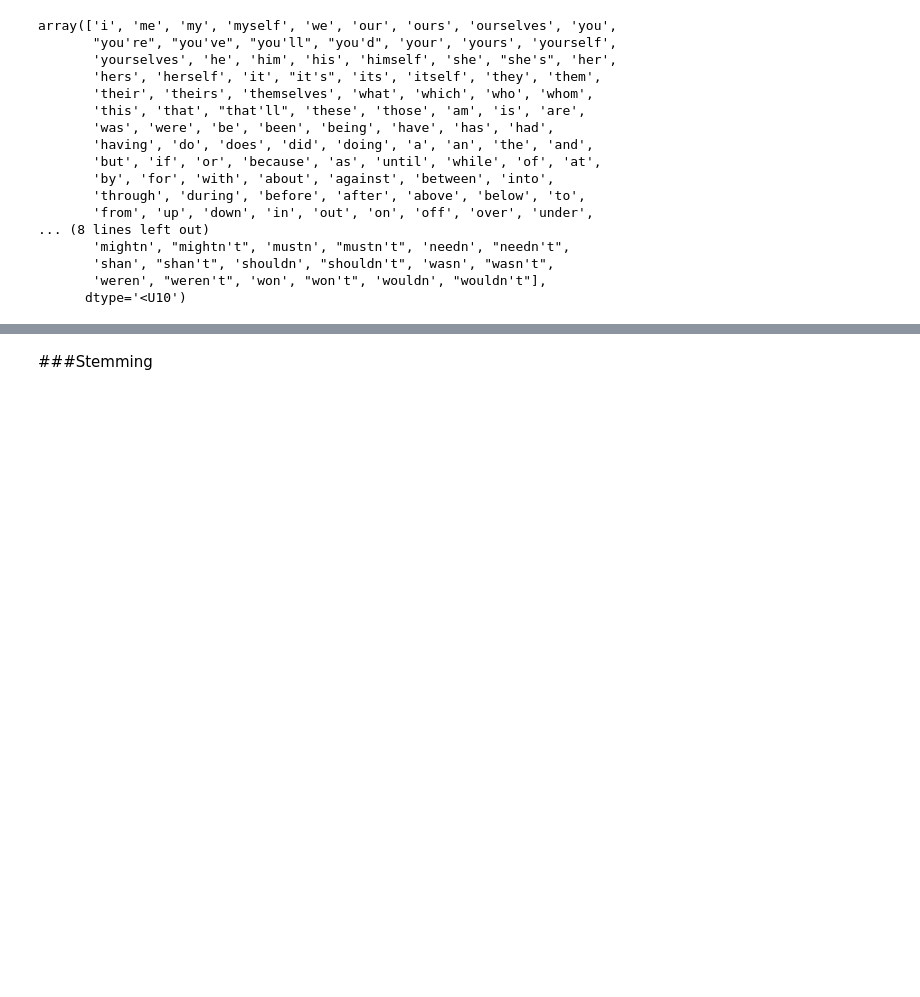
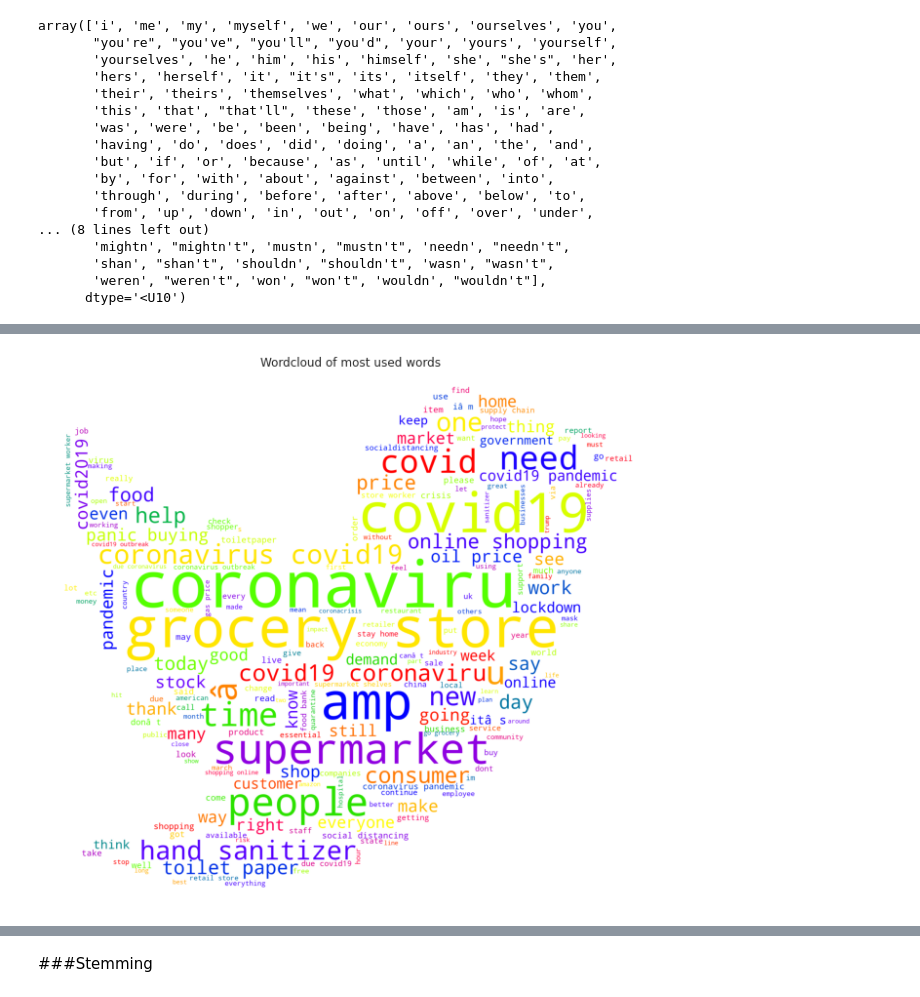
Before and after one commit to Azhar-ali7/Classification-Project-Coronavirus-Tweet-Sentiment, a Jupyter notebook: Classification_project_Covid_19_Tweets_Sentiments_.ipynb, the cells around one changed output, grey strips where cells are left out. Cells and saved outputs as stored; diff of their text form; code cells hidden in the pictures; blank space fills up the shorter version.

```diff
--- a/Classification_project_Covid_19_Tweets_Sentiments_.ipynb
+++ b/Classification_project_Covid_19_Tweets_Sentiments_.ipynb
@@ -591,3 +689,13 @@ df_t.head()
 | 2 | 3801 | 48753 | Vagabonds | 16-03-2020 | Coronavirus Australia: Woolworths... | Positive | coronavirus australia woolworths ... |
 | 3 | 3802 | 48754 | NaN | 16-03-2020 | My food stock is not the only one... | Positive | food stock one empty please dont ... |
 | 4 | 3803 | 48755 | NaN | 16-03-2020 | Me, ready to go at supermarket du... | Extremely Negative | ready go supermarket covid19 outb... |
+# %%
+from wordcloud import WordCloud
+from PIL import Image
+
+# Creating an array from the images using numpy and creating a mask.
+
+wordcloud_img_tweet = np.array(Image.open('/content/drive/MyDrive/tweet_img.png'))
+wordcloud_img_mask = np.array(Image.open('/content/drive/MyDrive/mask img.png'))
+wordcloud_img_virus = np.array(Image.open('/content/drive/MyDrive/virus.png'))
+wordcloud_img_ambu = np.array(Image.open('/content/drive/MyDrive/amb_img.png'))
@@ -593,0 +711,23 @@ df_t.head()
+# %%
+# Encoding the sentiments from -1 to 1 i.e., from extremely negative to extremely positive
+sentiment_map = {"Extremely Negative":-1, "Negative":-1,
+                 "Neutral":0,
+                 "Positive":1, "Extremely Positive":1}
+
+cld_df['Sentiment'] = cld_df['Sentiment'].map(sentiment_map)
+# %%
+# create text from all tweets
+total_words = ' '.join([text for text in cld_df['Cleaned_Tweet']])
+# %%
+cloud = WordCloud(scale=3, colormap='prism' ,background_color='white',collocations=True, mask=wordcloud_img_tweet).generate(total_words)
+
+# Figure Size and no axis as it is an image
+plt.figure(figsize=(15,10))
+plt.imshow(cloud)
+plt.axis('off')
+
+# Setting title
+plt.title('Wordcloud of most used words')
+plt.show()
+# %% [output]
+[figure, added]
```
Also changed, not shown: parts of 40 cells of this notebook.
